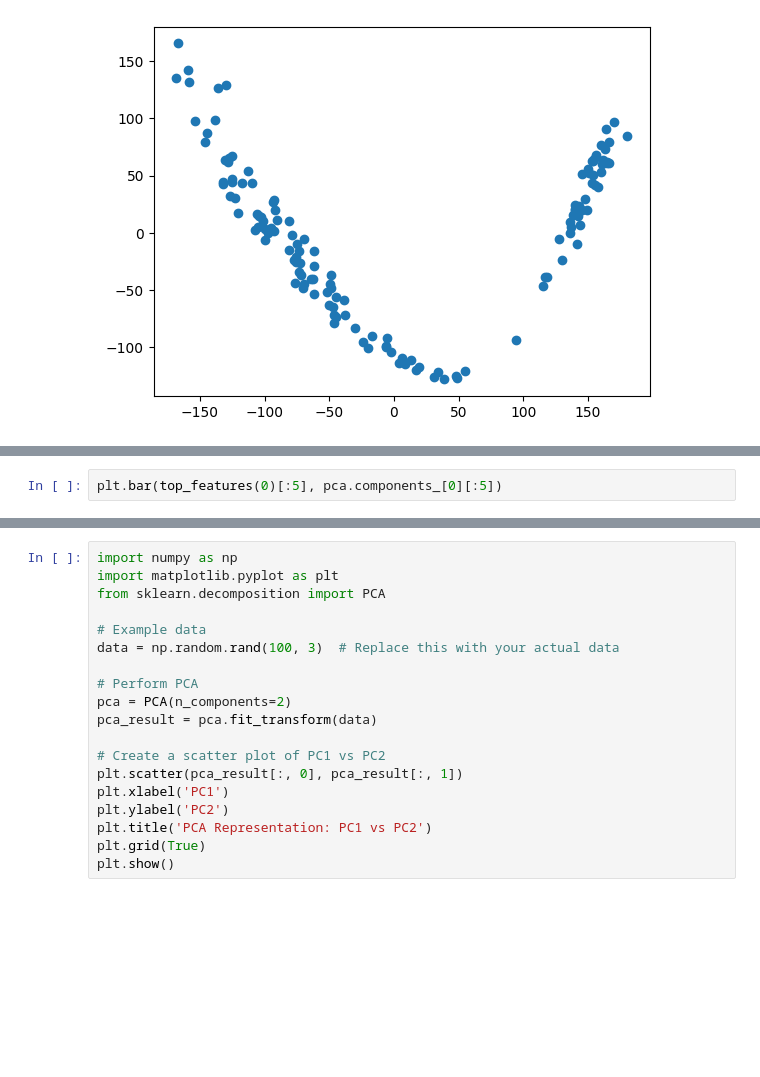
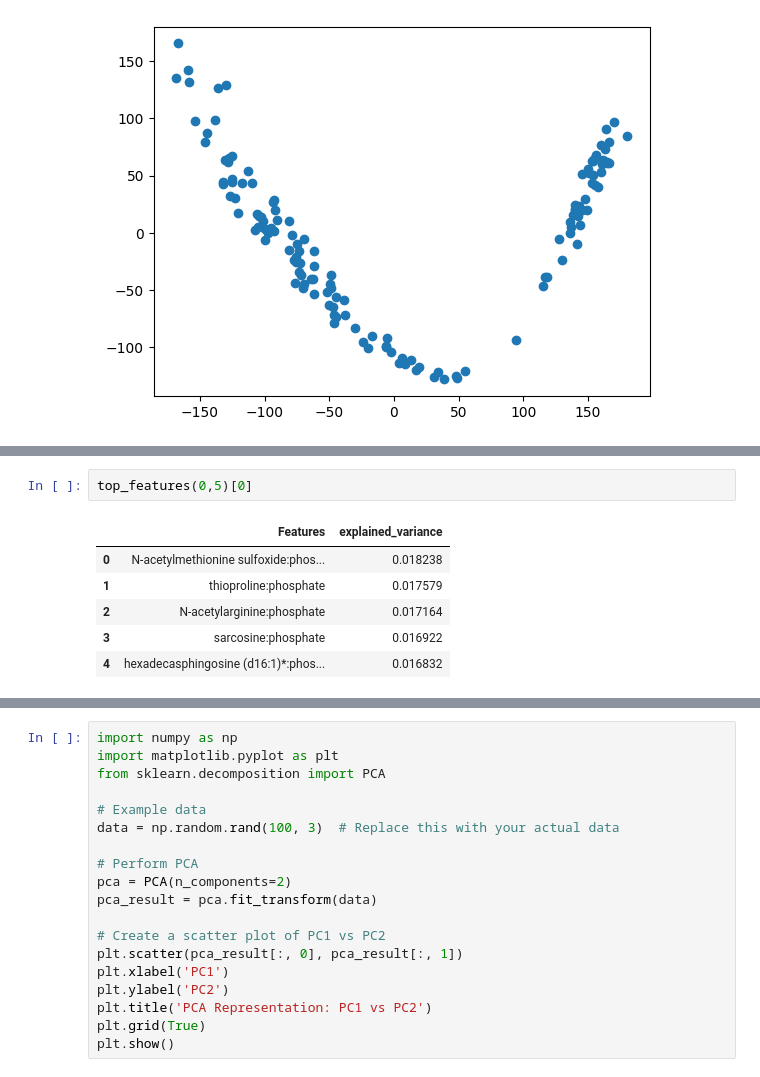
Before and after one commit to AmauryMaros/mgss2, a Jupyter notebook: Python notebooks/2_groups_pca.ipynb, the cells around one changed output, grey strips where cells are left out. Saved outputs shown, nothing was run; the diff lists cells and outputs as text; blank space fills up the shorter version.

```diff
--- a/Python notebooks/2_groups_pca.ipynb
+++ b/Python notebooks/2_groups_pca.ipynb
@@ -104,2 +81,9 @@ KeyboardInterrupt:
 # %%
-plt.bar(top_features(0)[:5], pca.components_[0][:5])
+top_features(0,5)[0]
+# %% [output]
+|  | Features | explained_variance |
+| 0 | N-acetylmethionine sulfoxide:phos... | 0.018238 |
+| 1 | thioproline:phosphate | 0.017579 |
+| 2 | N-acetylarginine:phosphate | 0.017164 |
+| 3 | sarcosine:phosphate | 0.016922 |
+| 4 | hexadecasphingosine (d16:1)*:phos... | 0.016832 |
```
Also changed, not shown: parts of 7 cells of this notebook, 3 other files.
